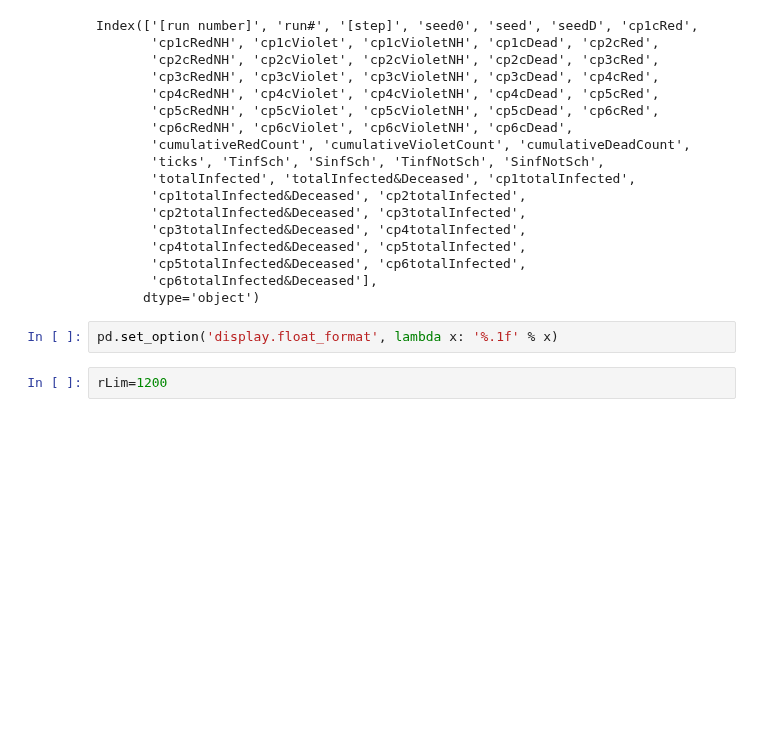
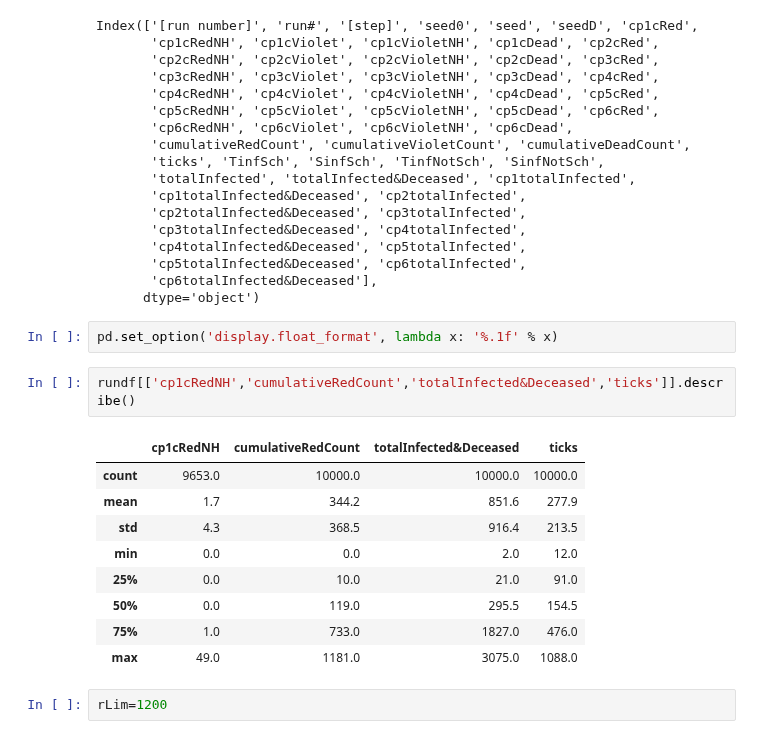
Before and after one commit to terna/readSIsaR_BatchResults, a Jupyter notebook: selectResults10kStableSeedsCPoints_basicControlB_schoolOpenSeptChangingWorld_plusHMlog.ipynb, the cells around one changed output. Cells and saved outputs as stored; diff of their text form; blank space fills up the shorter version.

```diff
--- a/selectResults10kStableSeedsCPoints_basicControlB_schoolOpenSeptChangingWorld_plusHMlog.ipynb
+++ b/selectResults10kStableSeedsCPoints_basicControlB_schoolOpenSeptChangingWorld_plusHMlog.ipynb
@@ -75,6 +75,18 @@ Index(['[run number]', 'run#', '[step]', 'seed0', 'seed', 'seedD', 'cp1cRed',
       dtype='object')
 # %%
 pd.set_option('display.float_format', lambda x: '%.1f' % x)
+# %%
+rundf[['cp1cRedNH','cumulativeRedCount','totalInfected&Deceased','ticks']].describe()
+# %% [output]
+|  | cp1cRedNH | cumulativeRedCount | totalInfected&Deceased | ticks |
+| count | 9653.0 | 10000.0 | 10000.0 | 10000.0 |
+| mean | 1.7 | 344.2 | 851.6 | 277.9 |
+| std | 4.3 | 368.5 | 916.4 | 213.5 |
+| min | 0.0 | 0.0 | 2.0 | 12.0 |
+| 25% | 0.0 | 10.0 | 21.0 | 91.0 |
+| 50% | 0.0 | 119.0 | 295.5 | 154.5 |
+| 75% | 1.0 | 733.0 | 1827.0 | 476.0 |
+| max | 49.0 | 1181.0 | 3075.0 | 1088.0 |
 # %%
 rLim=1200
 # %%
```
Also changed, not shown: parts of 2 cells of this notebook.
